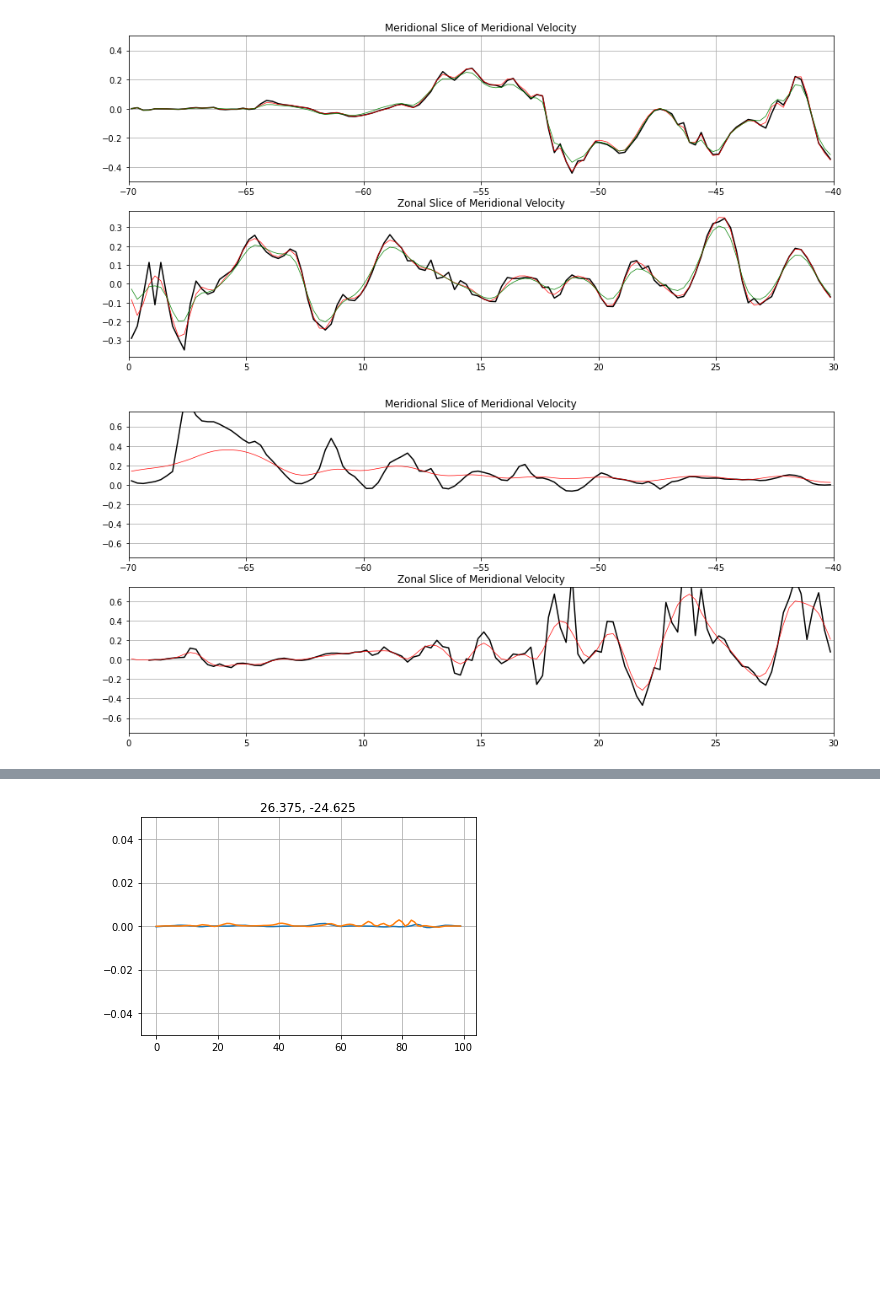
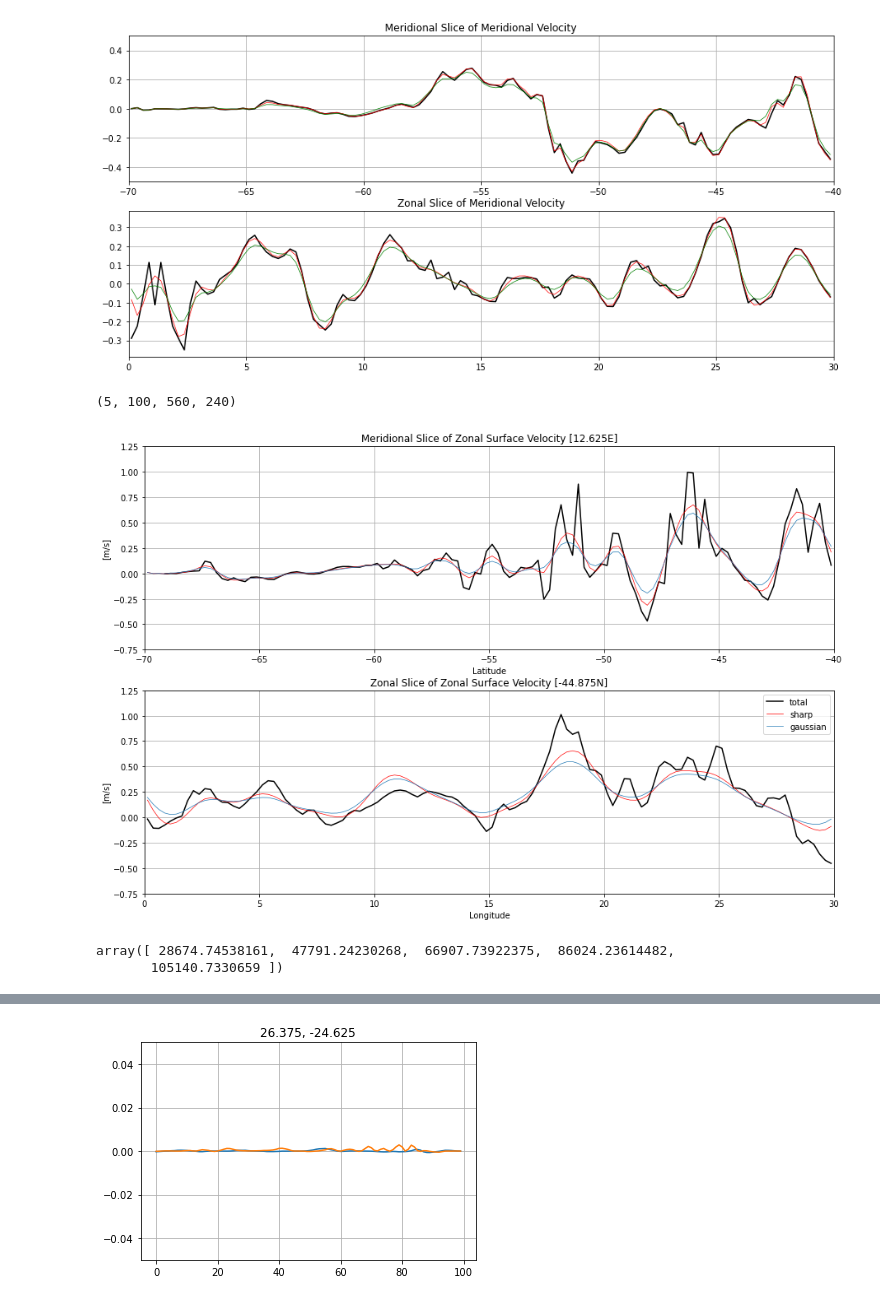
Before and after one commit to jakesteinberg/CPT, a Jupyter notebook: neverworld_snapshot_2dfilt.ipynb, the cells around one changed output, grey strips where cells are left out. Drawn from its saved outputs; the diff is of its cells as text; code cells hidden in the pictures; blank space fills up the shorter version.

```diff
--- a/neverworld_snapshot_2dfilt.ipynb
+++ b/neverworld_snapshot_2dfilt.ipynb
@@ -345,27 +345,53 @@ def filt2d(u_reg, v_reg, landMask, dx, dy, NL_2d, sL_2d, NB_2d, sB_2d):
 Lf_list = dxMin * np.array([3, 5, 7, 9, 11])
 u_filt_out = np.nan * np.ones((len(Lf_list), np.shape(u_reg)[0], np.shape(u_reg)[1], np.shape(u_reg)[2]))
 v_filt_out = np.nan * np.ones((len(Lf_list), np.shape(u_reg)[0], np.shape(u_reg)[1], np.shape(u_reg)[2]))
+u_g_filt_out = np.nan * np.ones((len(Lf_list), np.shape(u_reg)[0], np.shape(u_reg)[1], np.shape(u_reg)[2]))
+v_g_filt_out = np.nan * np.ones((len(Lf_list), np.shape(u_reg)[0], np.shape(u_reg)[1], np.shape(u_reg)[2]))
 for i in range(len(Lf_list)):
     NL, sL, NB, sB = filterSpec(N, dxMin, Lf_list[i], 0, "Taper", X=np.pi)
     u_filt_i, v_filt_i = filt2d(u_reg, v_reg, landMask, dx, dy, NL, sL, NB, sB)
     u_filt_out[i, :, :, :] = u_filt_i.copy()
     v_filt_out[i, :, :, :] = v_filt_i.copy()
+    NL_g, sL_g, NB_g, sB_g = filterSpec(N, dxMin, Lf_list[i], 0, "Gaussian", X=np.pi)
+    u_filt_j, v_filt_j = filt2d(u_reg, v_reg, landMask, dx, dy, NL_g, sL_g, NB_g, sB_g)
+    u_g_filt_out[i, :, :, :] = u_filt_j.copy()
+    v_g_filt_out[i, :, :, :] = v_filt_j.copy()
+# %%
+np.shape(u_filt_out)
+# %% [output]
+(5, 100, 560, 240)
 # %%
-f, (ax, ax2) = plt.subplots(2, 1, figsize=(15,7))
-ax.plot(lat[0:120], u_reg[0, 50, 0:120], linewidth=1.5, color='k')
-ax.plot(lat[0:120], u_filt_out[2, 0, 50, 0:120], linewidth=0.7, color='r')
-ax.set_ylim([-.75, .75])
+f, (ax, ax2) = plt.subplots(2, 1, figsize=(15,10))
+lon_ind = 50
+ax.plot(lat[0:120], u_reg[0, 0:120, lon_ind], linewidth=1.5, color='k')
+ax.plot(lat[0:120], u_filt_out[2, 0, 0:120, lon_ind], linewidth=0.7, color='r')
+ax.plot(lat[0:120], u_g_filt_out[2, 0, 0:120, lon_ind], linewidth=0.7, label='gaussian')
+ax.set_ylim([-.75, 1.25])
 ax.set_xlim([-70, -40])
-ax.set_title('Meridional Slice of Meridional Velocity')
+ax.set_title('Meridional Slice of Zonal Surface Velocity [' + str(lon[lon_ind]) + 'E]')
+ax.set_ylabel('[m/s]')
+ax.set_xlabel('Latitude')
 ax.grid()
 
-ax2.set_title('Zonal Slice of Meridional Velocity')
-ax2.plot(lon[0:120], u_reg[0, 0:120, 50], linewidth=1.5, color='k')
-ax2.plot(lon[0:120], u_filt_out[2, 0, 0:120, 50], linewidth=0.7, color='r')
+lat_ind = 100
+ax2.plot(lon[0:120], u_reg[0, lat_ind, 0:120], linewidth=1.5, color='k', label='total')
+ax2.plot(lon[0:120], u_filt_out[2, 0, lat_ind, 0:120], linewidth=0.7, color='r', label='sharp')
+ax2.plot(lon[0:120], u_g_filt_out[2, 0, lat_ind, 0:120], linewidth=0.7, label='gaussian')
 ax2.set_xlim([0, 30])
-ax2.set_ylim([-.75, .75])
+ax2.set_ylim([-.75, 1.25])
+ax2.set_xlabel('Longitude')
+ax2.set_ylabel('[m/s]')
+ax2.set_title('Zonal Slice of Zonal Surface Velocity [' + str(lat[lat_ind]) + 'N]')
+handles, labels = ax2.get_legend_handles_labels()
+ax2.legend(handles, labels, fontsize=10)
 ax2.grid()
 plt.show()
+# f.savefig('neverworld_slices_w_filters.jpg', dpi=300)
 # %% [output]
-[figure, old version]
+[figure, new version]
+# %%
+Lf_list
+# %% [output]
+array([ 28674.74538161,  47791.24230268,  66907.73922375,  86024.23614482,
+       105140.7330659 ])
 # %%
```
Also changed, not shown: parts of 5 cells of this notebook, 4 other files.
